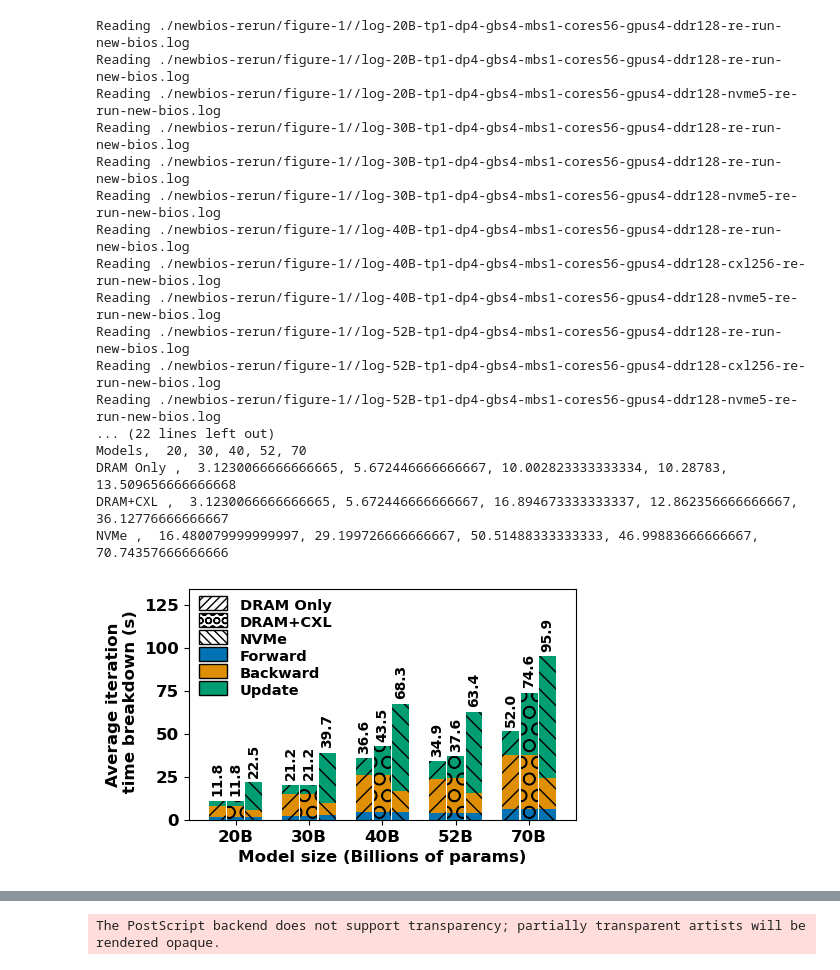
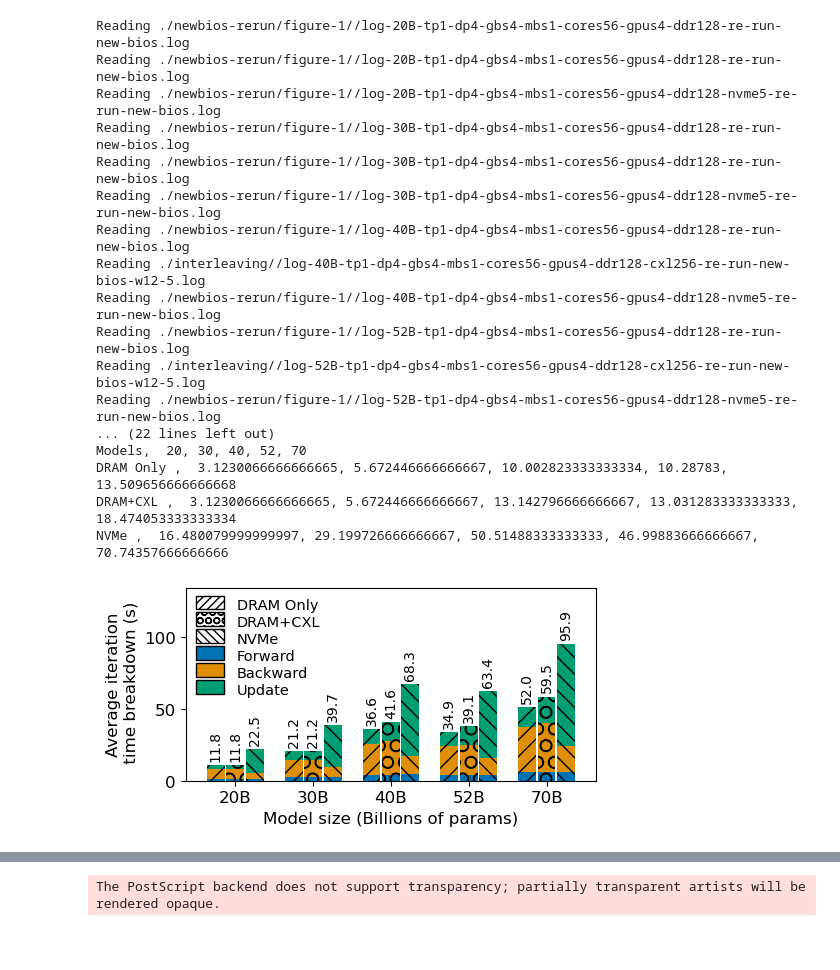
Before and after one commit to mauryaavinash95/offload-nvme-cxl, a Jupyter notebook: plotting-scripts.ipynb, the cells around one changed output, grey strips where cells are left out. Saved outputs shown, nothing was run; the diff lists cells and outputs as text; code cells hidden in the pictures; blank space fills up the shorter version.

Commit message:
Add new plots

```diff
--- a/plotting-scripts.ipynb
+++ b/plotting-scripts.ipynb
@@ -15,7 +15,7 @@ import io
 
 
 plt.rcParams.update({'font.size': 12})
-plt.rcParams.update({'font.weight': 'bold'})
+plt.rcParams.update({'font.weight': 'normal'})
 plt.rcParams['pdf.fonttype'] = 42
 plt.rcParams['ps.fonttype'] = 42
 
@@ -68,7 +68,7 @@ approach_code = {
 # 0: "ddr128-re-run-new-bios",
 approach_ext = {
     0: "ddr128-re-run-new-bios",
-    1: "ddr128-cxl256-re-run-new-bios",
+    1: "ddr128-cxl256-re-run-new-bios-w12-5",
     2: "ddr128-nvme5-re-run-new-bios"
 }
 rev_approach_code = {v: k for k, v in approach_code.items()}
@@ -159,7 +159,7 @@ def plot_diff_models_iter_time(config, data):
     bar_gap = -0.02
     xrange = np.arange(len(group_labels))
 
-    fig, ax = plt.subplots(figsize=(5, 3))
+    fig, ax = plt.subplots(figsize=(5.3, 2.5))
 #     ax2 = ax.twinx()
     start_offset = -1
     offset = start_offset
@@ -224,11 +224,11 @@ def plot_diff_models_iter_time(config, data):
             value = iter_time[blabel][j]
             max_y = max(max_y, value)
             ax.annotate(f'{value:.1f}', (xrange[j] + offset * bar_width, value + 2),
-                        ha='center', va='bottom', rotation=90, fontsize=10, fontweight='bold', zorder=100)
+                        ha='center', va='bottom', rotation=90, fontsize=10, fontweight='normal', zorder=100)
             offset += 1
 
-    ax.set_ylabel('Average iteration\n time breakdown (s)', fontsize=12, fontweight='bold')
-    ax.set_xlabel('Model size (Billions of params)', fontsize=12, fontweight='bold')
+    ax.set_ylabel('Average iteration\n time breakdown (s)', fontsize=12, fontweight='normal')
+    ax.set_xlabel('Model size (Billions of params)', fontsize=12, fontweight='normal')
     ax.set_xticks(xrange)
     ax.set_xticklabels([f"{x}B" for i, x in enumerate(group_labels)])
     ax.set_ylim(top=max_y*1.4)
@@ -259,38 +259,40 @@ for model in [20, 30, 40, 52, 70]:
     for k in [0, 1, 2]:
         res[model][k] = None
         config['basepath'] = f"./newbios-rerun/figure-1/"
+        if k == 1 and model > 30:
+            config['basepath'] = f"./interleaving/"
         config['dp'] = 4
         config['mbs'] = 1
         config['tp'] = 1
         config['gpus'] = 4
         config['gbs'] = config['mbs']*config['dp']
         config['approach'] = approach_code[k]
         config['ext'] = approach_ext[k]
         if model <= 30 and k == 1: # if it is DRAM + CXL, just match it with the DRAM only.
             config['ext'] = approach_ext[0]
         ans = parse_log(MODELS[model], config)
         res[model][k] = ans
 
 plot_diff_models_iter_time(config, res)
 # %% [output]
 Reading ./newbios-rerun/figure-1//log-20B-tp1-dp4-gbs4-mbs1-cores56-gpus4-ddr128-re-run-new-bios.log
 Reading ./newbios-rerun/figure-1//log-20B-tp1-dp4-gbs4-mbs1-cores56-gpus4-ddr128-re-run-new-bios.log
 Reading ./newbios-rerun/figure-1//log-20B-tp1-dp4-gbs4-mbs1-cores56-gpus4-ddr128-nvme5-re-run-new-bios.log
 Reading ./newbios-rerun/figure-1//log-30B-tp1-dp4-gbs4-mbs1-cores56-gpus4-ddr128-re-run-new-bios.log
 Reading ./newbios-rerun/figure-1//log-30B-tp1-dp4-gbs4-mbs1-cores56-gpus4-ddr128-re-run-new-bios.log
 Reading ./newbios-rerun/figure-1//log-30B-tp1-dp4-gbs4-mbs1-cores56-gpus4-ddr128-nvme5-re-run-new-bios.log
 Reading ./newbios-rerun/figure-1//log-40B-tp1-dp4-gbs4-mbs1-cores56-gpus4-ddr128-re-run-new-bios.log
-Reading ./newbios-rerun/figure-1//log-40B-tp1-dp4-gbs4-mbs1-cores56-gpus4-ddr128-cxl256-re-run-new-bios.log
+Reading ./interleaving//log-40B-tp1-dp4-gbs4-mbs1-cores56-gpus4-ddr128-cxl256-re-run-new-bios-w12-5.log
 Reading ./newbios-rerun/figure-1//log-40B-tp1-dp4-gbs4-mbs1-cores56-gpus4-ddr128-nvme5-re-run-new-bios.log
 Reading ./newbios-rerun/figure-1//log-52B-tp1-dp4-gbs4-mbs1-cores56-gpus4-ddr128-re-run-new-bios.log
-Reading ./newbios-rerun/figure-1//log-52B-tp1-dp4-gbs4-mbs1-cores56-gpus4-ddr128-cxl256-re-run-new-bios.log
+Reading ./interleaving//log-52B-tp1-dp4-gbs4-mbs1-cores56-gpus4-ddr128-cxl256-re-run-new-bios-w12-5.log
 Reading ./newbios-rerun/figure-1//log-52B-tp1-dp4-gbs4-mbs1-cores56-gpus4-ddr128-nvme5-re-run-new-bios.log
 ... (22 lines left out)
 Models,  20, 30, 40, 52, 70
 DRAM Only ,  3.1230066666666665, 5.672446666666667, 10.002823333333334, 10.28783, 13.509656666666668
-DRAM+CXL ,  3.1230066666666665, 5.672446666666667, 16.894673333333337, 12.862356666666667, 36.12776666666667
+DRAM+CXL ,  3.1230066666666665, 5.672446666666667, 13.142796666666667, 13.031283333333333, 18.474053333333334
 NVMe ,  16.480079999999997, 29.199726666666667, 50.51488333333333, 46.99883666666667, 70.74357666666666
-[figure, old version]
+[figure, new version]
 # %%
 ###############################################################
 # Plot for different model sizes the update throughputs.
```
Also changed, not shown: parts of 2 cells of this notebook, 12 other files.
